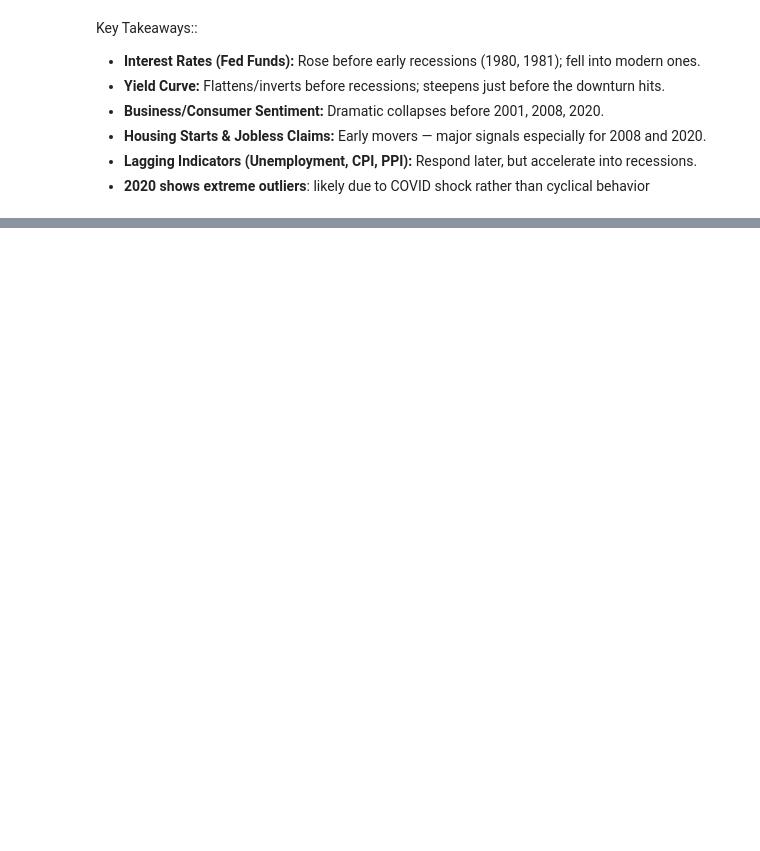
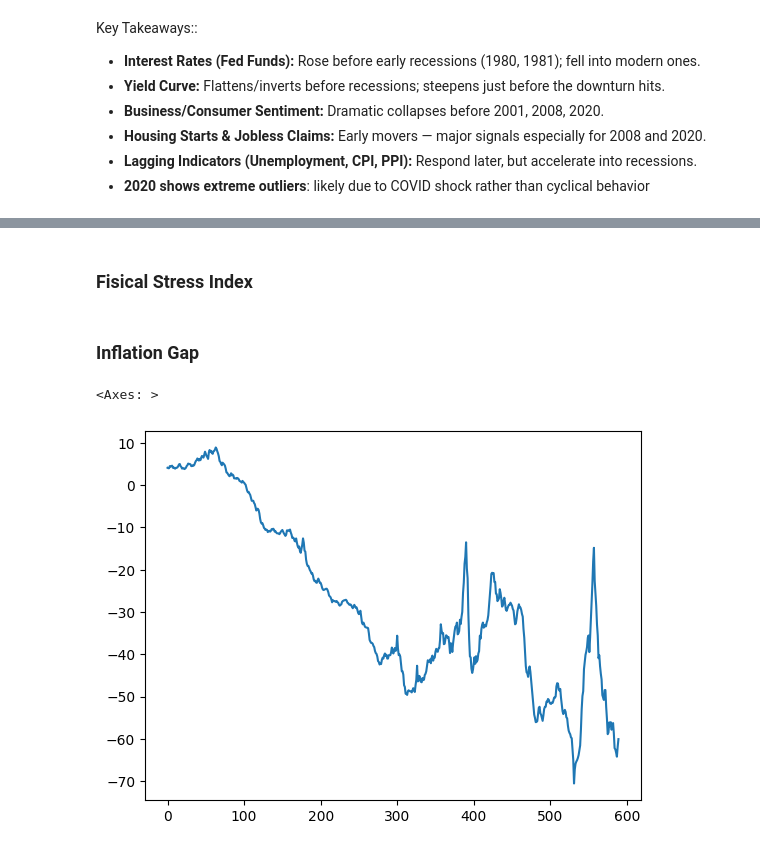
Before and after one commit to Makster04/FINAL_CAPSTONE_PROJECT, a Jupyter notebook: Notebook.ipynb, the cells around one changed output, grey strips where cells are left out. Saved outputs shown, nothing was run; the diff lists cells and outputs as text; code cells hidden in the pictures; blank space fills up the shorter version.

```diff
--- a/Notebook.ipynb
+++ b/Notebook.ipynb
@@ -876,0 +890,2 @@ Key Takeaways::
+# %% [markdown]
+### Fisical Stress Index
@@ -876,0 +939,54 @@ Key Takeaways::
+# %% [markdown]
+### Inflation Gap
+# %%
+import pandas as pd
+import sqlite3
+
+# Load CSV files into DataFrames
+CPI_Inflation_df = pd.read_csv('Lagging/CPI_Inflation_Rate.csv')
+PPI_Inflation_df = pd.read_csv('Lagging/PPI_Inflation_Rate.csv')
+
+
+# ---------------------------------------------------
+# 🗃️ Load DataFrames into an SQLite in-memory database
+# ---------------------------------------------------
+conn = sqlite3.connect(':memory:')
+
+CPI_Inflation_df.to_sql('CPI', conn, index=False, if_exists='replace')
+PPI_Inflation_df.to_sql('PPI', conn, index=False, if_exists='replace')
+
+# ---------------------------
+# 📊 SQL Query to Join Tables
+# ---------------------------
+sql_query = """
+SELECT *
+FROM CPI
+JOIN PPI ON CPI.observation_date = PPI.observation_date
+WHERE CPI.observation_date >= '1976-01-01'
+
+"""
+
+# Execute the query and load results into a DataFrame
+Inflation_Gap = pd.read_sql_query(sql_query, conn)
+
+# Close the connection
+conn.close()
+
+# Output the final DataFrame
+Inflation_Gap
+
+Inflation_Gap = Inflation_Gap.loc[:, ~Inflation_Gap.columns.duplicated()]
+
+# Rename columns to growth rate versions
+Inflation_Gap.columns = [
+    'Date',
+    'CPI_Inflation_Rate',
+    'PPI_Inflation_Rate'
+]
+
+Inflation_Gap['Inflation_Gap']= Inflation_Gap['PPI_Inflation_Rate'] - Inflation_Gap['CPI_Inflation_Rate'].round(2)
+
+Inflation_Gap['Inflation_Gap'].plot()
+# %% [output]
+<Axes: >
+[figure, added]
```
Also changed, not shown: parts of 5 cells of this notebook, 17 other files.
